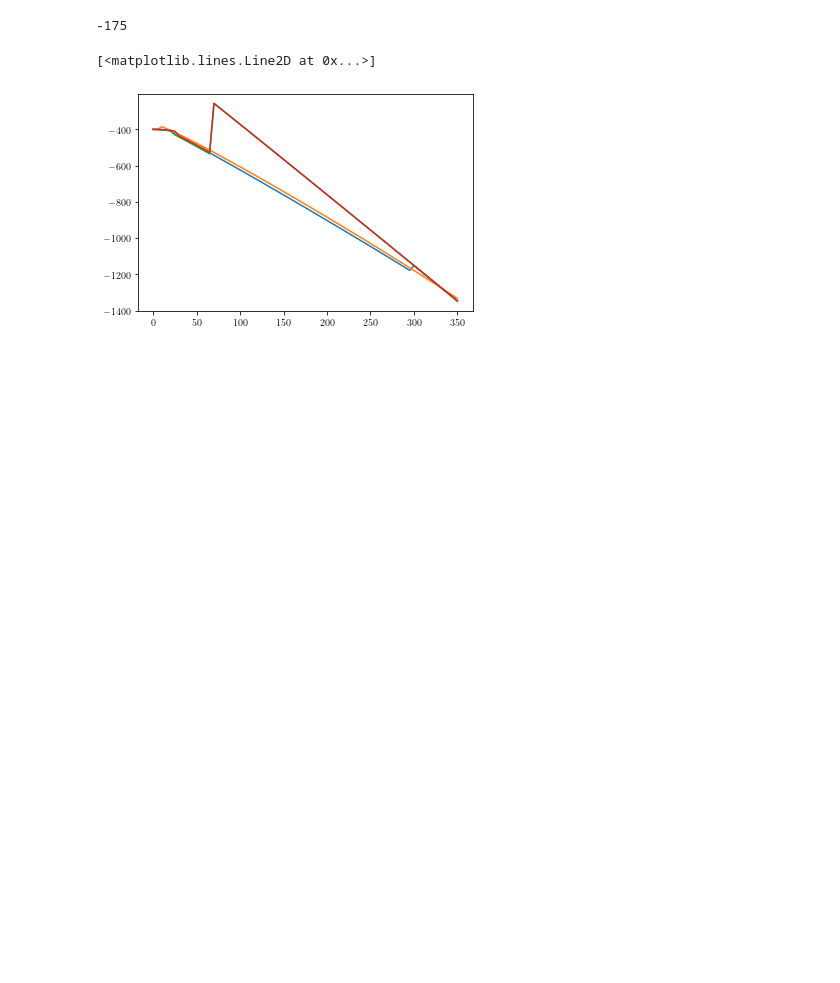
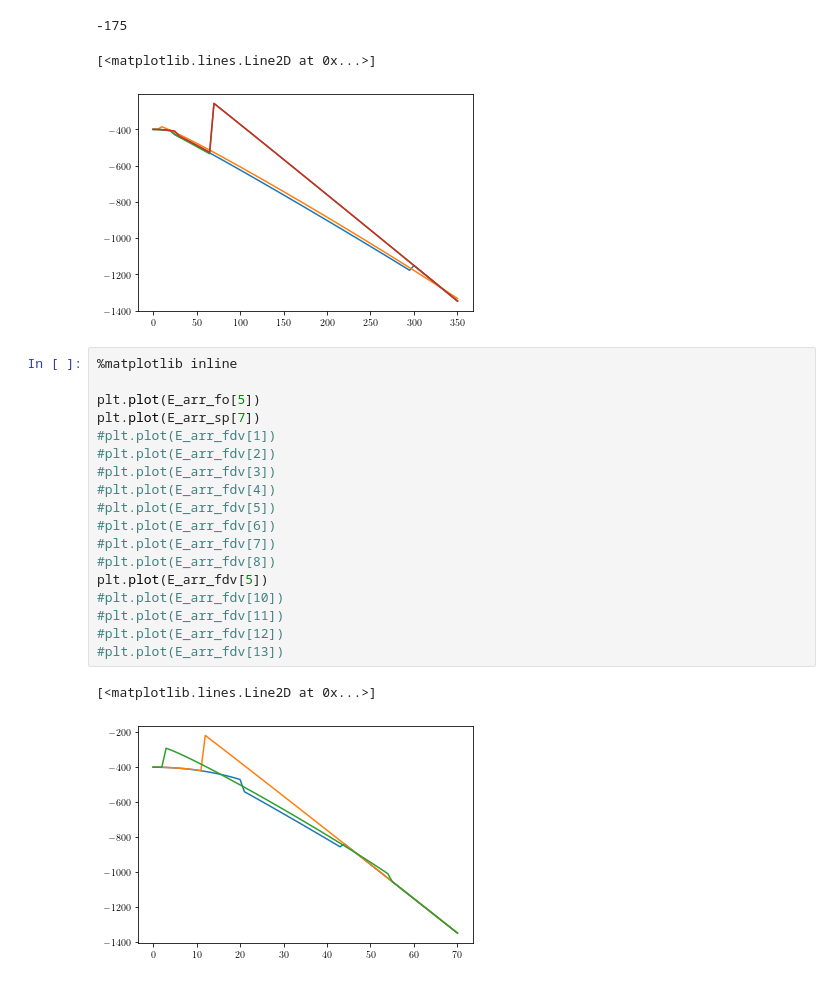
Before and after one commit to Progklui/rotor_lattice_models, a Jupyter notebook: phase_diag.ipynb, the cells around one changed output. Drawn from its saved outputs; the diff is of its cells as text; blank space fills up the shorter version.

```diff
--- a/phase_diag.ipynb
+++ b/phase_diag.ipynb
@@ -629,3 +664,24 @@ plt.plot(V_0_arr[0], E_arr_sp[symmetry_index])
 -175
 [<matplotlib.lines.Line2D at 0x...>]
 [figure]
+# %%
+%matplotlib inline
+
+plt.plot(E_arr_fo[5])
+plt.plot(E_arr_sp[7])
+#plt.plot(E_arr_fdv[1])
+#plt.plot(E_arr_fdv[2])
+#plt.plot(E_arr_fdv[3])
+#plt.plot(E_arr_fdv[4])
+#plt.plot(E_arr_fdv[5])
+#plt.plot(E_arr_fdv[6])
+#plt.plot(E_arr_fdv[7])
+#plt.plot(E_arr_fdv[8])
+plt.plot(E_arr_fdv[5])
+#plt.plot(E_arr_fdv[10])
+#plt.plot(E_arr_fdv[11])
+#plt.plot(E_arr_fdv[12])
+#plt.plot(E_arr_fdv[13])
+# %% [output]
+[<matplotlib.lines.Line2D at 0x...>]
+[figure, added]
```
Also changed, not shown: parts of 6 cells of this notebook, 1 other file.
